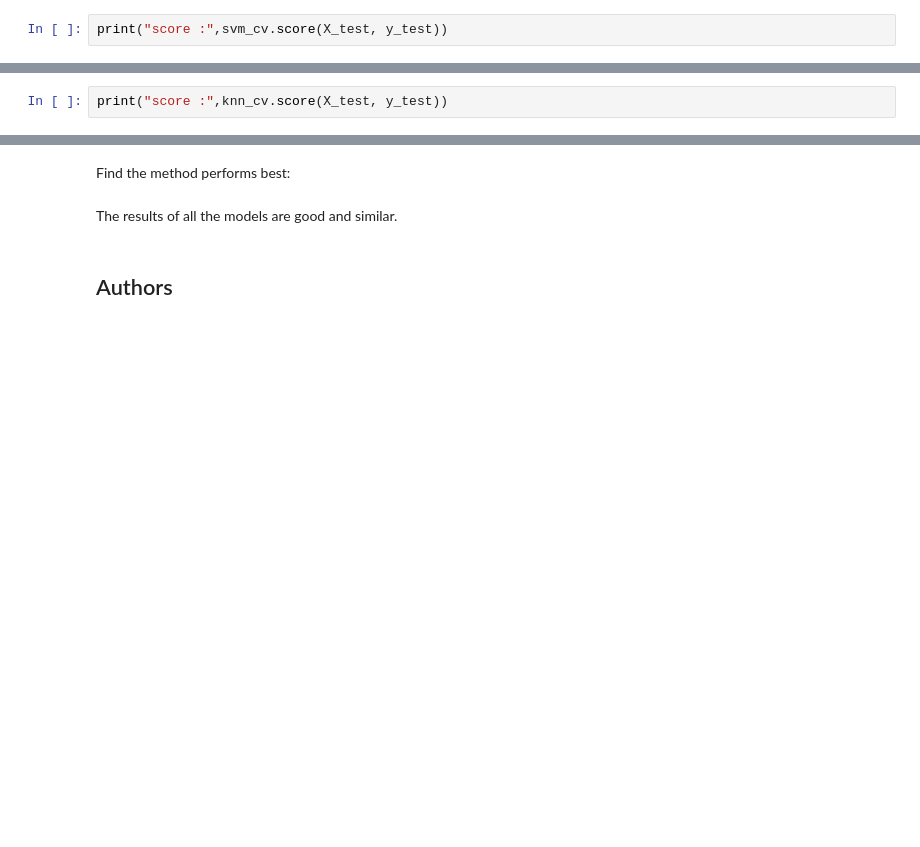
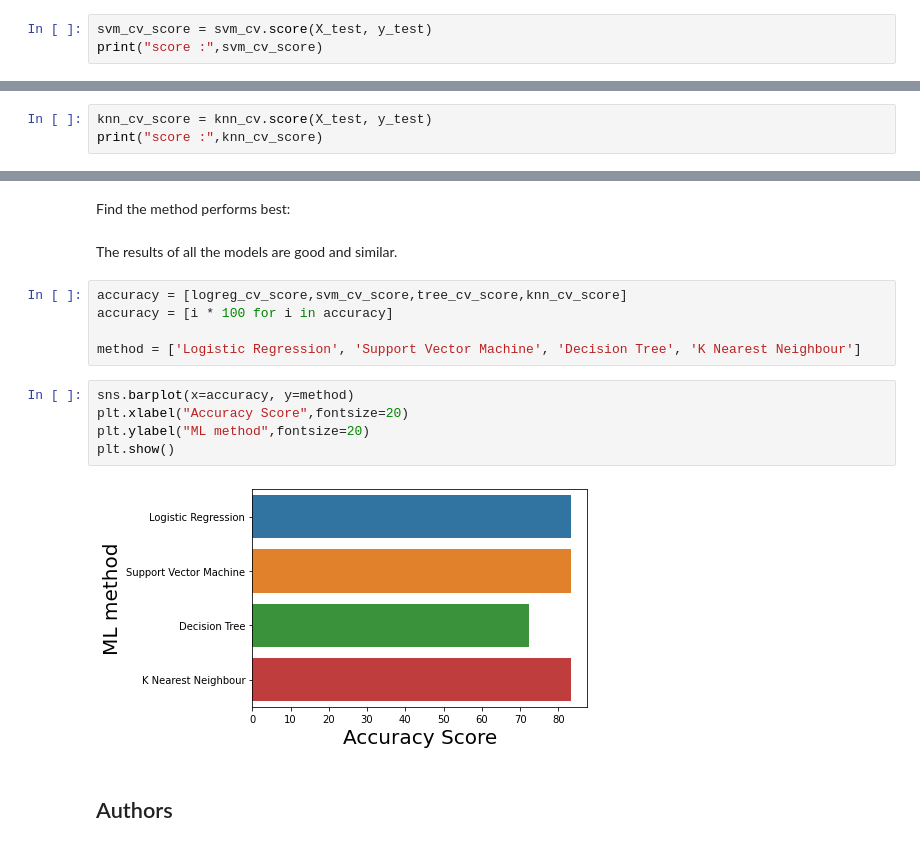
Before and after one commit to GonzaloSBG/IBM-Data-Science, a Jupyter notebook: Final SpaceX_Machine Learning Prediction_Part_5.ipynb, the cells around one changed output, grey strips where cells are left out. Cells and saved outputs as stored; diff of their text form; blank space fills up the shorter version.

```diff
--- a/Final SpaceX_Machine Learning Prediction_Part_5.ipynb
+++ b/Final SpaceX_Machine Learning Prediction_Part_5.ipynb
@@ -244,7 +245,8 @@ accuracy : 0.8482142857142856
 # %% [markdown]
 Calculate the accuracy on the test data using the method <code>score</code>:
 # %%
-print("score :",svm_cv.score(X_test, y_test))
+svm_cv_score = svm_cv.score(X_test, y_test)
+print("score :",svm_cv_score)
 # %% [output]
 score : 0.8333333333333334
 # %% [markdown]
@@ -328,7 +331,8 @@ accuracy : 0.8482142857142858
 # %% [markdown]
 Calculate the accuracy of tree_cv on the test data using the method <code>score</code>:
 # %%
-print("score :",knn_cv.score(X_test, y_test))
+knn_cv_score = knn_cv.score(X_test, y_test)
+print("score :",knn_cv_score)
 # %% [output]
 score : 0.8333333333333334
 # %% [markdown]
@@ -344,6 +348,18 @@ plot_confusion_matrix(y_test,yhat)
 Find the method performs best:
 # %% [markdown]
 The results of all the models are good and similar.
+# %%
+accuracy = [logreg_cv_score,svm_cv_score,tree_cv_score,knn_cv_score]
+accuracy = [i * 100 for i in accuracy]
+
+method = ['Logistic Regression', 'Support Vector Machine', 'Decision Tree', 'K Nearest Neighbour']
+# %%
+sns.barplot(x=accuracy, y=method)
+plt.xlabel("Accuracy Score",fontsize=20)
+plt.ylabel("ML method",fontsize=20)
+plt.show()
+# %% [output]
+[figure, added]
 # %% [markdown]
 ## Authors
 # %% [markdown]
```
Also changed, not shown: parts of 4 cells of this notebook.
